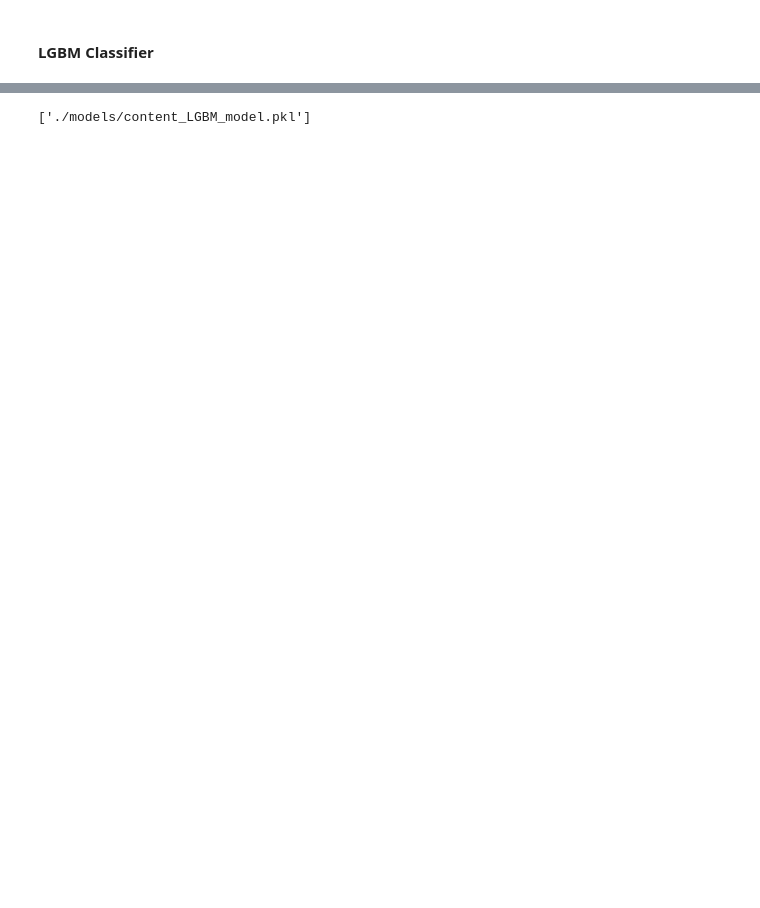
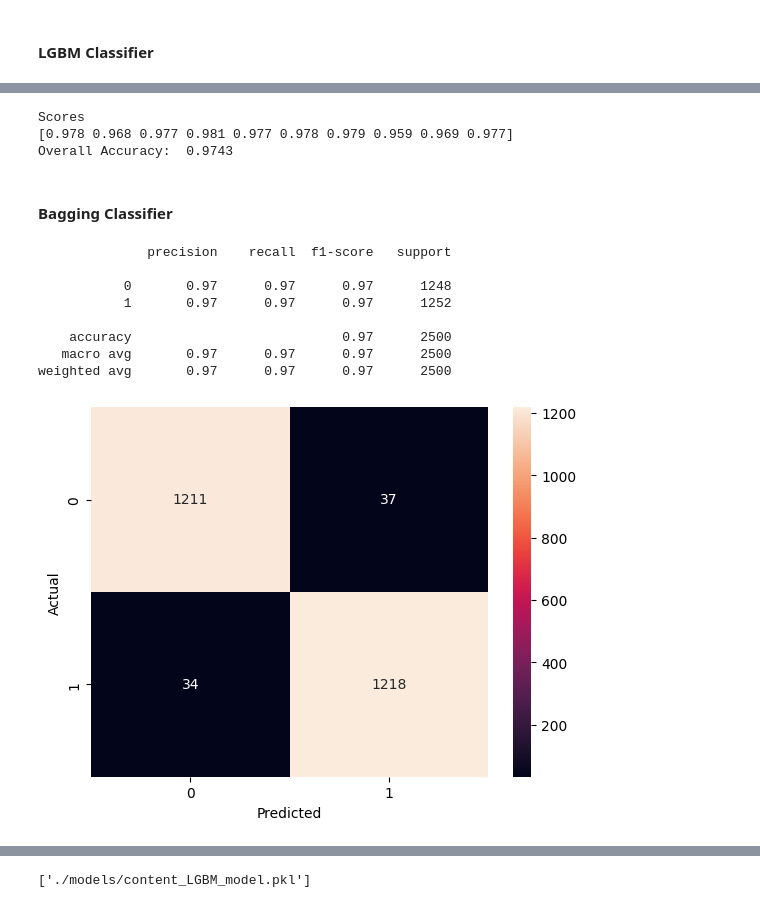
Before and after one commit to andresdlRoca/Guardian_Virtual, a Jupyter notebook: scripts/dev/content_detection.ipynb, the cells around one changed output, grey strips where cells are left out. Drawn from its saved outputs; the diff is of its cells as text; code cells hidden in the pictures; blank space fills up the shorter version.

Commit message:
Updated SKlearn version and Added k-fold cross-validation

```diff
--- a/scripts/dev/content_detection.ipynb
+++ b/scripts/dev/content_detection.ipynb
@@ -323,0 +351,39 @@ plt.show()
+# %%
+# K fold cross validation
+scores = cross_val_score(model_RF, X, y, cv=10, scoring='accuracy')
+
+print("Scores")
+print(scores)
+
+print("Overall Accuracy: ", scores.mean())
+lightgbm_overall_accuracy = scores.mean()
+# %% [output]
+Scores
+[0.978 0.968 0.977 0.981 0.977 0.978 0.979 0.959 0.969 0.977]
+Overall Accuracy:  0.9743
+# %% [markdown]
+#### Bagging Classifier
+# %%
+# BaggingClassifier
+from sklearn.ensemble import BaggingClassifier
+model_bagging = BaggingClassifier()
+model_bagging.fit(X_train, y_train)
+
+predictions_bagging = model_bagging.predict(X_test)
+cm = confusion_matrix(y_test, predictions_bagging)
+
+sns.heatmap(cm, annot=True, fmt="g")
+plt.xlabel('Predicted')
+plt.ylabel('Actual')
+
+print(classification_report(y_test, predictions_bagging))
+# %% [output]
+              precision    recall  f1-score   support
+
+           0       0.97      0.97      0.97      1248
+           1       0.97      0.97      0.97      1252
+
+    accuracy                           0.97      2500
+   macro avg       0.97      0.97      0.97      2500
+weighted avg       0.97      0.97      0.97      2500
+[figure, added]
```
Also changed, not shown: parts of 23 cells of this notebook, 2 other files.
